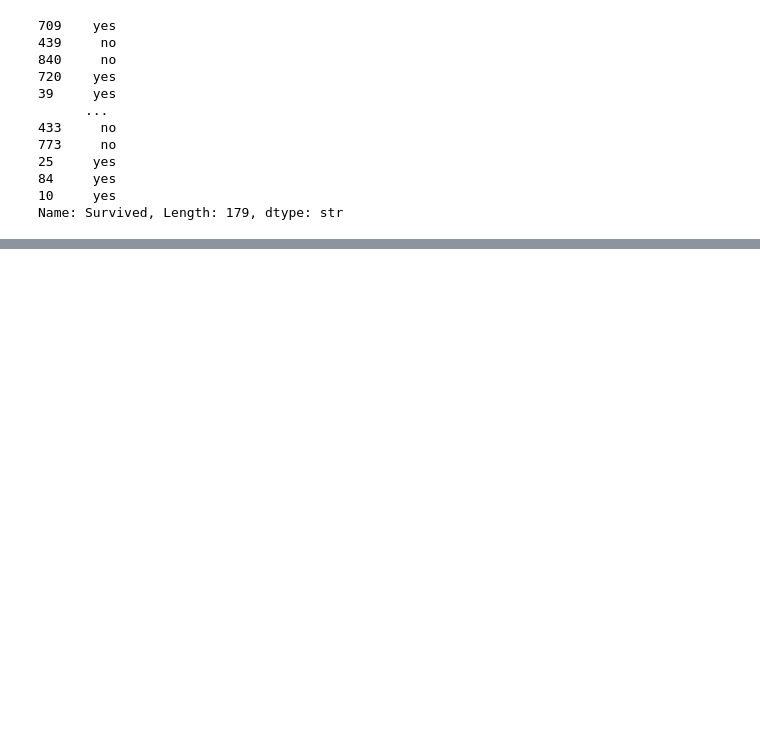
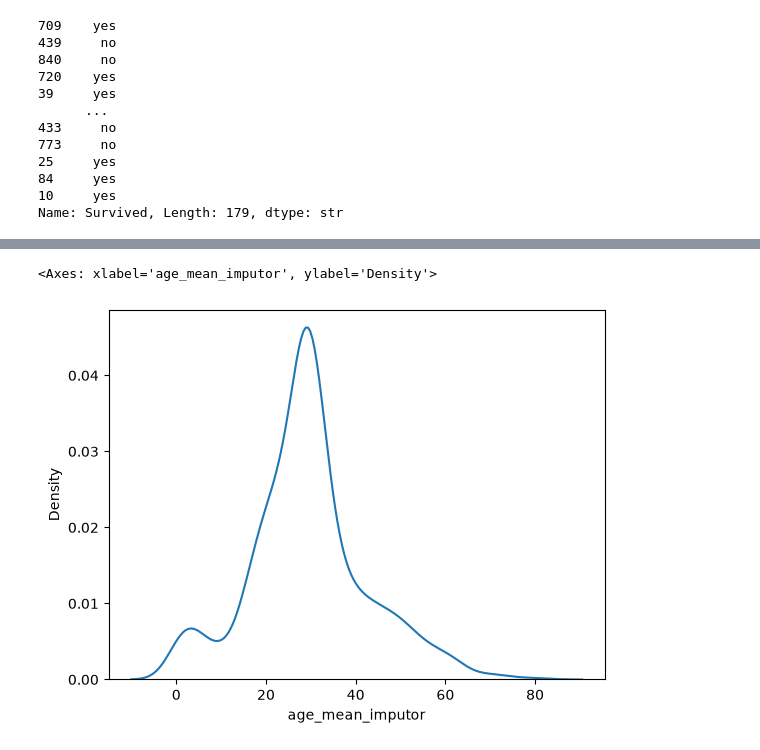
Before and after one commit to SamiulIslam007/phitron-machine-learning-practice, a Jupyter notebook: feature_engineering.ipynb, the cells around one changed output, grey strips where cells are left out. Cells and saved outputs as stored; diff of their text form; code cells hidden in the pictures; blank space fills up the shorter version.

Commit message:
feat: handle missing values using pandas and SimpleImputer (mean/median)

```diff
--- a/feature_engineering.ipynb
+++ b/feature_engineering.ipynb
@@ -132,0 +163,17 @@ Name: Survived, Length: 179, dtype: str
+# %%
+# Mean impute
+age_mean = X_train['Age'].mean()
+
+X_train['age_mean_imputor'] = X_train['Age'].fillna(age_mean)
+
+X_test['age_mean_imputor'] = X_train['Age'].fillna(age_mean)
+# %%
+# Median Impute
+
+age_median = X_train['Age'].mean()
+
+X_train['age_median_imputor'] = X_train['Age'].fillna(age_median)
+
+X_test['age_median_imputor'] = X_train['Age'].fillna(age_median)
+
+X_train
@@ -132,0 +194,5 @@ Name: Survived, Length: 179, dtype: str
+# %%
+sns.kdeplot(data=X_train, x='age_mean_imputor')
+# %% [output]
+<Axes: xlabel='age_mean_imputor', ylabel='Density'>
+[figure, added]
```
Also changed, not shown: parts of 15 cells of this notebook.
